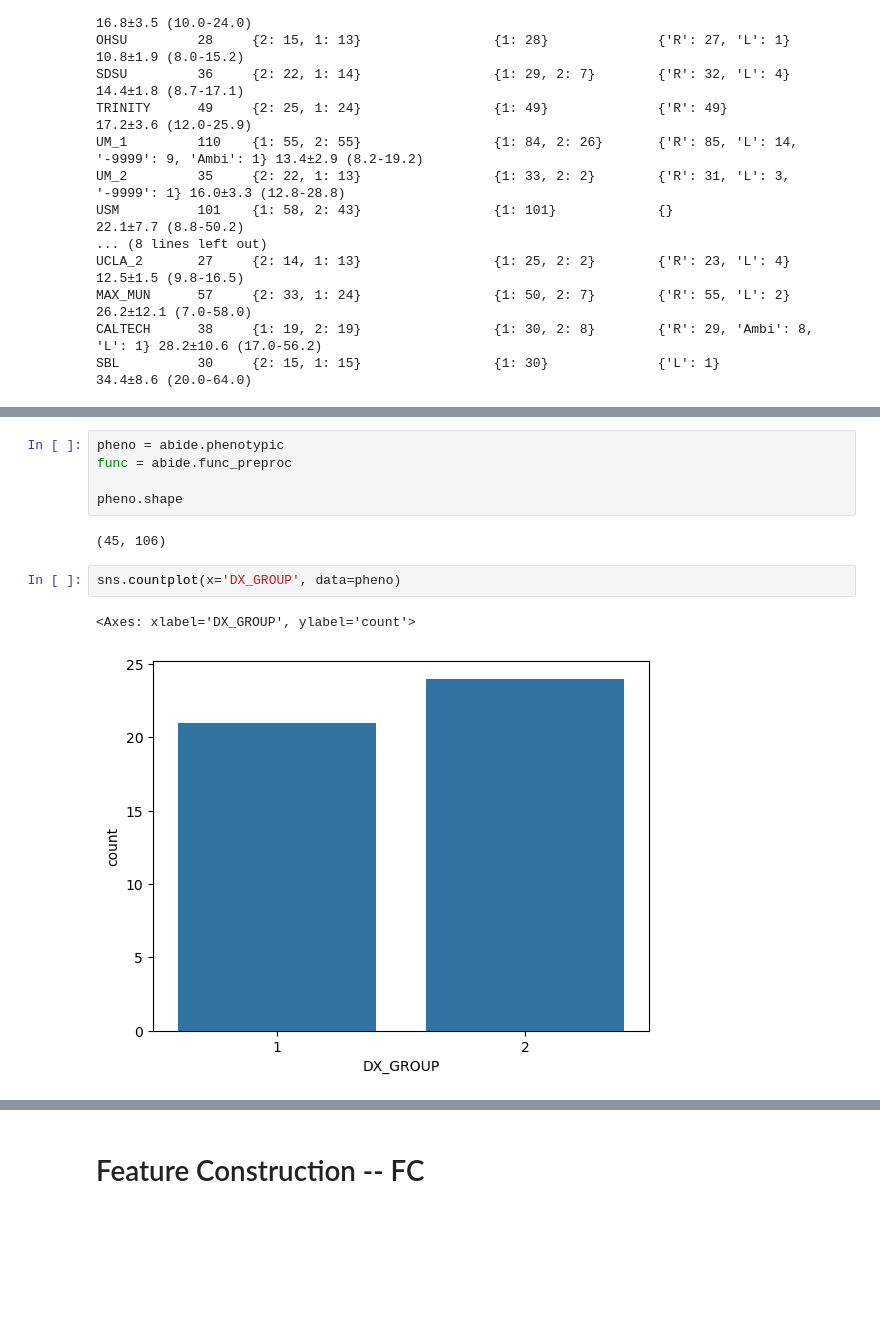
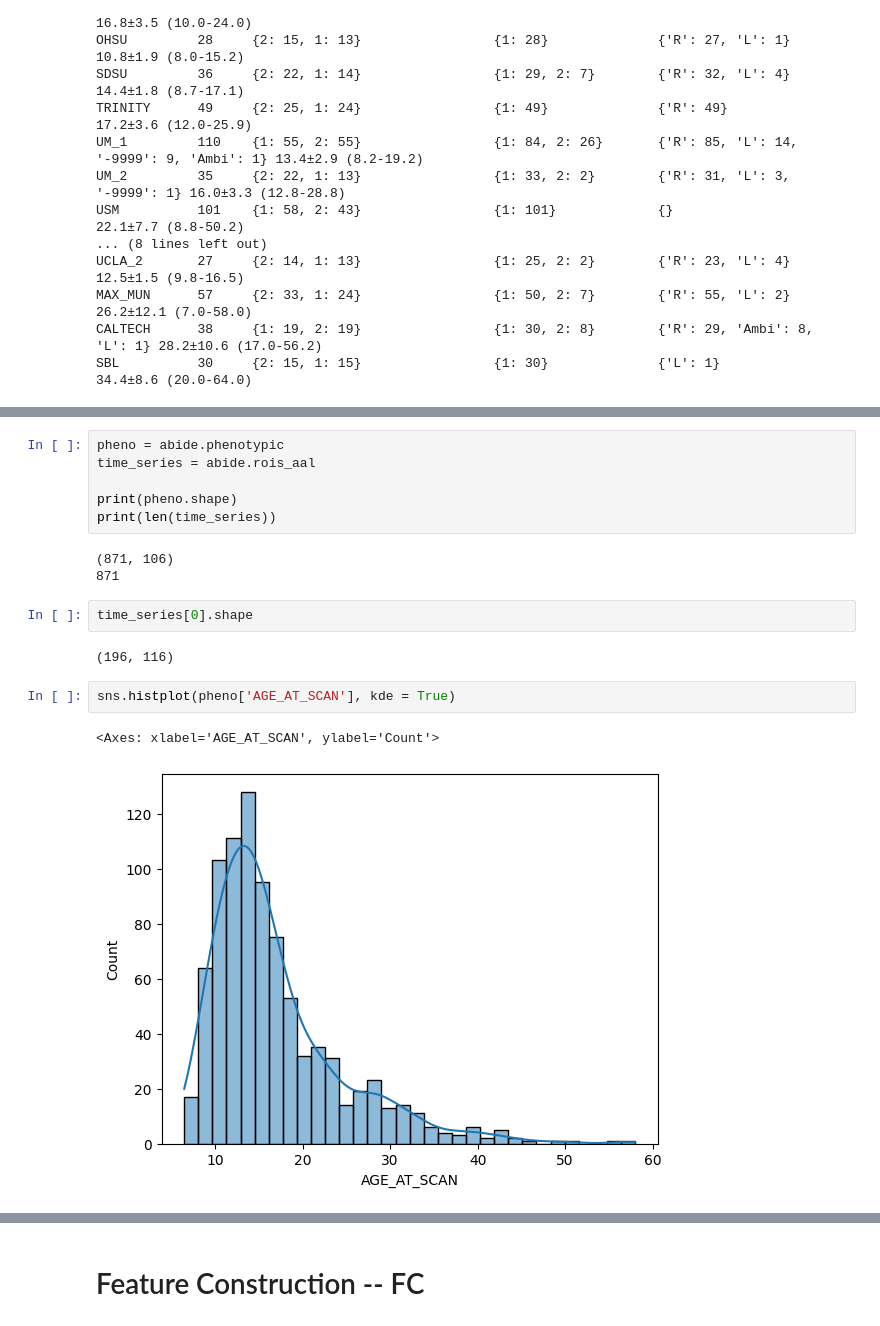
Before and after one commit to brainhack-school2026/Liu_project, a Jupyter notebook: ABIDE_classification.ipynb, the cells around one changed output, grey strips where cells are left out. Drawn from its saved outputs; the diff is of its cells as text; blank space fills up the shorter version.

```diff
--- a/ABIDE_classification.ipynb
+++ b/ABIDE_classification.ipynb
@@ -137,13 +166,19 @@ abide = datasets.fetch_abide_pcp(band_pass_filtering=True, global_signal_regress
 # %%
 pheno = abide.phenotypic
-func = abide.func_preproc
+time_series = abide.rois_aal
 
-pheno.shape
+print(pheno.shape)
+print(len(time_series))
 # %% [output]
-(45, 106)
+(871, 106)
+871
-# %%
-sns.countplot(x='DX_GROUP', data=pheno)
-# %% [output]
-<Axes: xlabel='DX_GROUP', ylabel='count'>
-[figure, removed]
+# %%
+time_series[0].shape
+# %% [output]
+(196, 116)
+# %%
+sns.histplot(pheno['AGE_AT_SCAN'], kde = True)
+# %% [output]
+<Axes: xlabel='AGE_AT_SCAN', ylabel='Count'>
+[figure, added]
 # %%
```
Also changed, not shown: parts of 26 cells of this notebook.
